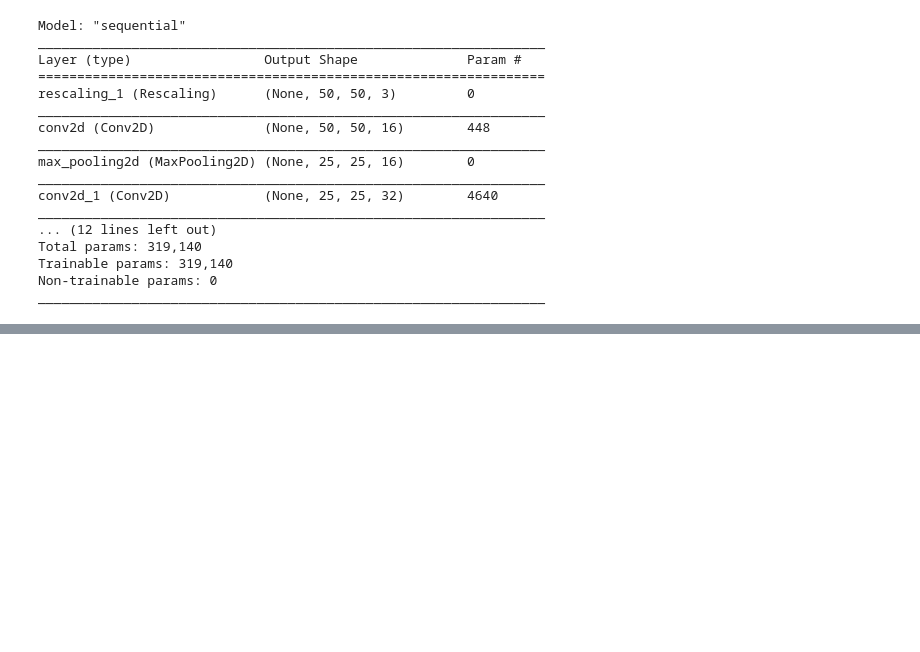
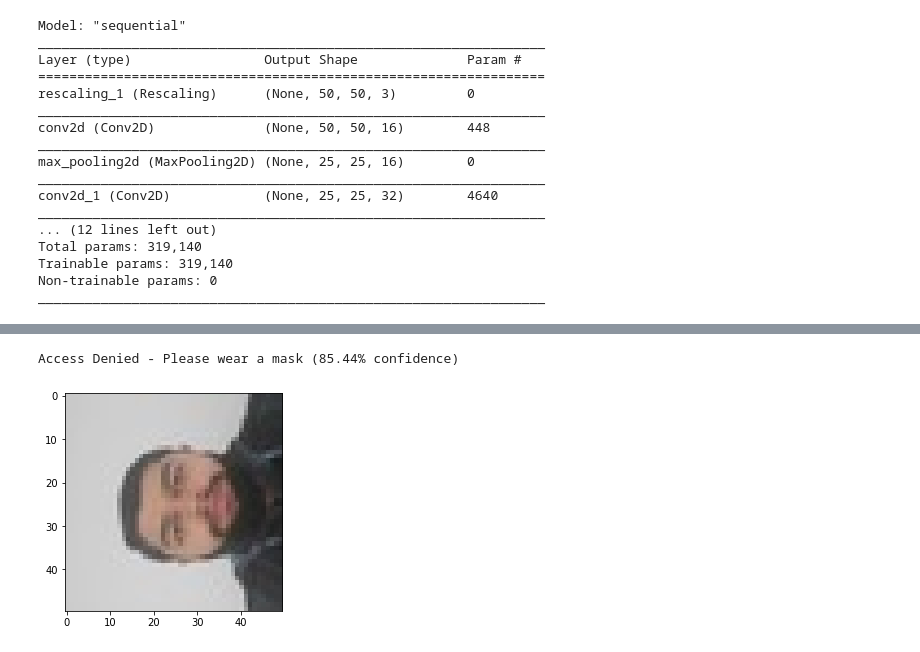
Before and after one commit to BenjaminAlpert/Face-Mask-Detection-Software, a Jupyter notebook: final-project.ipynb, the cells around one changed output, grey strips where cells are left out. Saved outputs shown, nothing was run; the diff lists cells and outputs as text; code cells hidden in the pictures; blank space fills up the shorter version.

```diff
--- a/final-project.ipynb
+++ b/final-project.ipynb
@@ -318,0 +317,5 @@ Access Denied - Please wear a mask (77.32% confidence)
+# %%
+predict("faces/shaurya/3.jpg")
+# %% [output]
+Access Denied - Please wear a mask (85.44% confidence)
+[figure, added]
```
Also changed, not shown: parts of 16 cells of this notebook, 9 other files.
